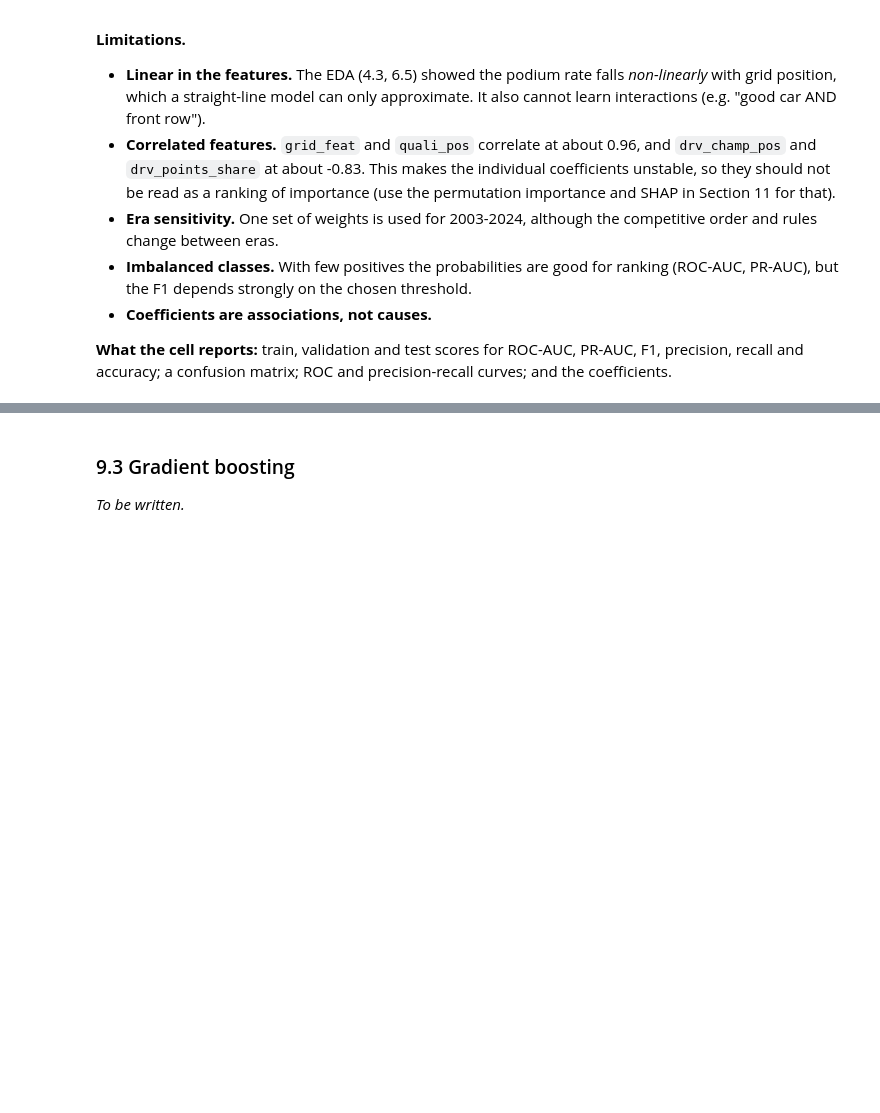
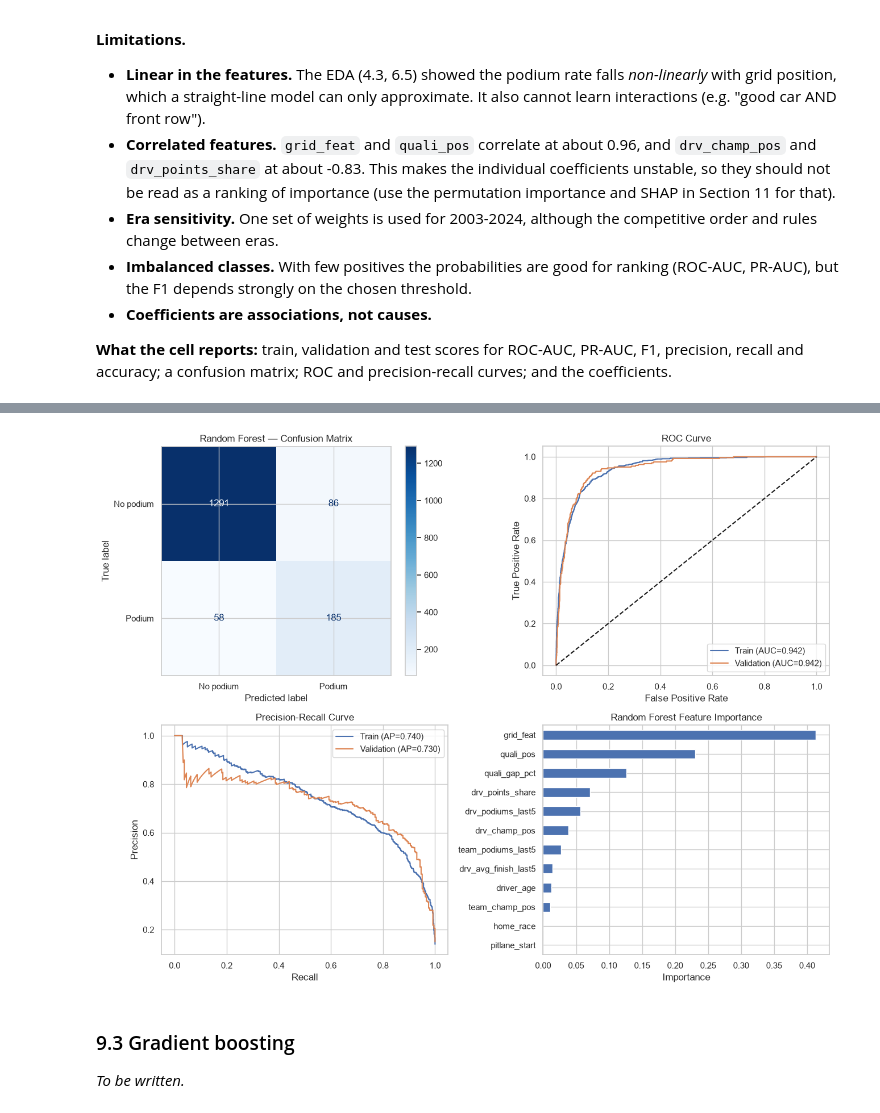
Before and after one commit to AbdelrahmanWaelH/F1_AI_Tools, a Jupyter notebook: F1_Podium_Prediction_Sections_1-8.ipynb, the cells around one changed output, grey strips where cells are left out. Drawn from its saved outputs; the diff is of its cells as text; code cells hidden in the pictures; blank space fills up the shorter version.

Commit message:
added Random Forest

```diff
--- a/F1_Podium_Prediction_Sections_1-8.ipynb
+++ b/F1_Podium_Prediction_Sections_1-8.ipynb
@@ -827,3 +970,66 @@ Brier score (validation): 0.0671 | mean predicted 0.157 vs actual podium rate 0.
+# %%
+# 9.2 Random Forest — Visualizations
+
+y_pred_rf = (p_val_rf >= threshold_rf).astype(int)
+
+fig, ax = plt.subplots(2, 2, figsize=(13, 10))
+
+# 1. Confusion Matrix (Validation)
+ConfusionMatrixDisplay.from_predictions(
+    y_val, y_pred_rf,
+    display_labels=["No podium", "Podium"],
+    cmap="Blues",
+    ax=ax[0, 0]
+)
+ax[0, 0].set_title("Random Forest — Confusion Matrix")
+
+# 2. ROC Curve
+for name, y, p in [
+    ("Train", y_train, p_train_rf),
+    ("Validation", y_val, p_val_rf)
+]:
+    fpr, tpr, _ = roc_curve(y, p)
+    ax[0, 1].plot(
+        fpr, tpr,
+        label=f"{name} (AUC={roc_auc_score(y, p):.3f})"
+    )
+
+ax[0, 1].plot([0, 1], [0, 1], "k--")
+ax[0, 1].set_title("ROC Curve")
+ax[0, 1].set_xlabel("False Positive Rate")
+ax[0, 1].set_ylabel("True Positive Rate")
+ax[0, 1].legend()
+
+# 3. Precision-Recall Curve
+for name, y, p in [
+    ("Train", y_train, p_train_rf),
+    ("Validation", y_val, p_val_rf)
+]:
+    precision, recall, _ = precision_recall_curve(y, p)
+    ax[1, 0].plot(
+        recall, precision,
+        label=f"{name} (AP={average_precision_score(y, p):.3f})"
+    )
+
+ax[1, 0].set_title("Precision-Recall Curve")
+ax[1, 0].set_xlabel("Recall")
+ax[1, 0].set_ylabel("Precision")
+ax[1, 0].legend()
+
+# 4. Feature Importance
+importance = pd.Series(
+    rf.feature_importances_,
+    index=FEATURES
+).sort_values()
+
+importance.plot.barh(ax=ax[1, 1])
+ax[1, 1].set_title("Random Forest Feature Importance")
+ax[1, 1].set_xlabel("Importance")
+
+plt.tight_layout()
+plt.show()
+# %% [output]
+[figure, added]
 # %% [markdown]
 ### 9.3 Gradient boosting
 
```
Also changed, not shown: parts of 18 cells of this notebook.
